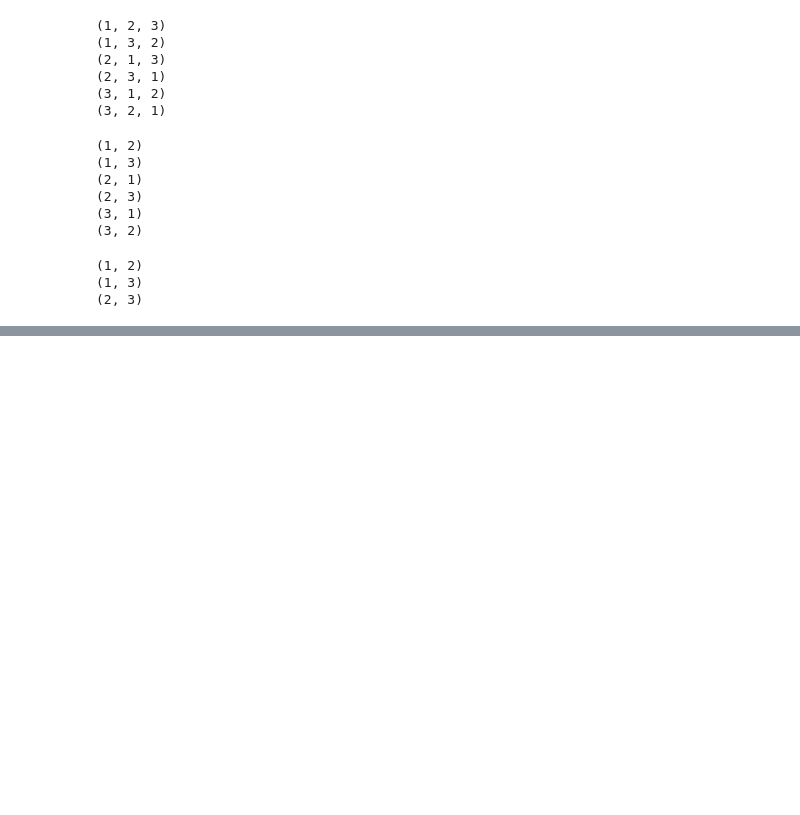
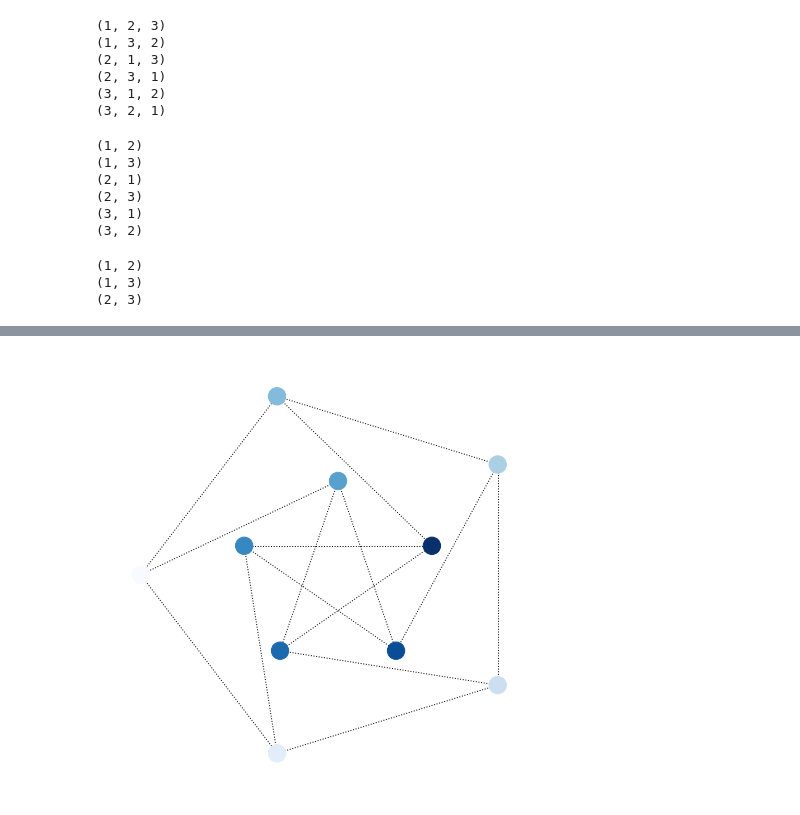
Before and after one commit to YassineJdair/GraphTheoryProject22, a Jupyter notebook: graph-isomorphism.ipynb, the cells around one changed output, grey strips where cells are left out. Drawn from its saved outputs; the diff is of its cells as text; code cells hidden in the pictures; blank space fills up the shorter version.

```diff
--- a/graph-isomorphism.ipynb
+++ b/graph-isomorphism.ipynb
@@ -156,0 +420,6 @@ for i in list(comb):
+# %%
+G = nx.petersen_graph()
+nx.draw_shell(G, nlist=[range(5, 10), range(5)],  font_weight='bold',node_color=range(10),cmap=plt.cm.Blues,font_color='r',style='dotted')
+plt.show()
+# %% [output]
+[figure, added]
```
Also changed, not shown: parts of 44 cells of this notebook, 1 other file.
